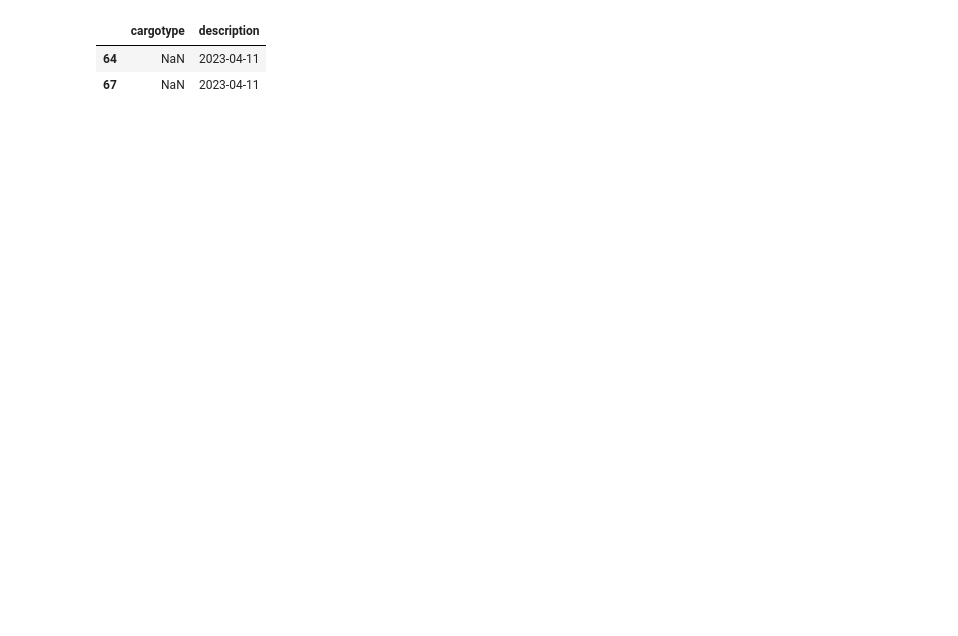
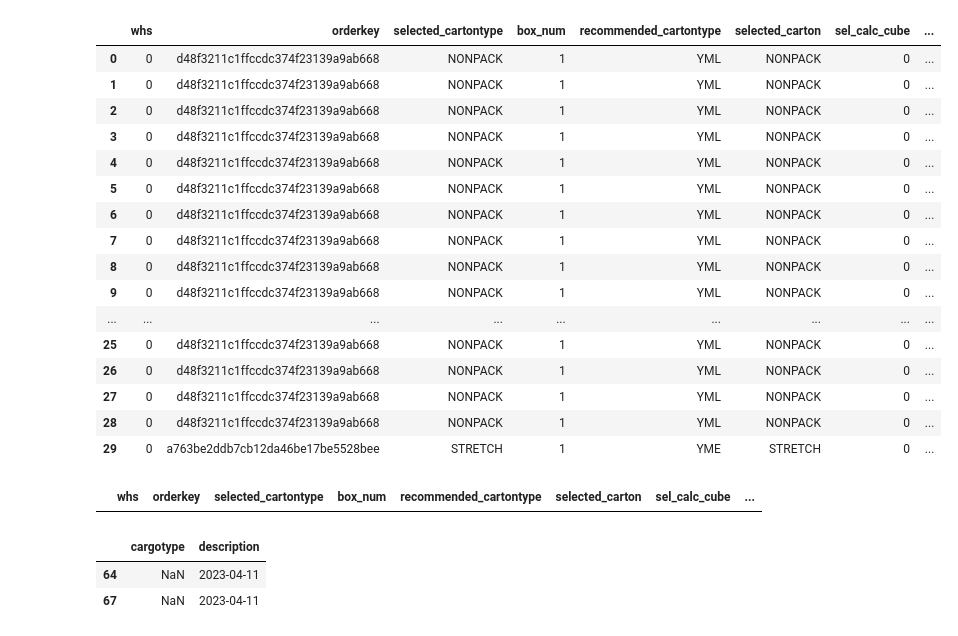
Before and after one commit to johnmcv761/Ya_hackaton_package_choose, a Jupyter notebook: base.ipynb, the cells around one changed output. Cells and saved outputs as stored; diff of their text form; code cells hidden in the pictures; blank space fills up the shorter version.

```diff
--- a/base.ipynb
+++ b/base.ipynb
@@ -22,3 +17,27 @@ carton = pd.read_csv('data\carton.csv') #
 sku_cargotypes = pd.read_csv('data\sku_cargotypes.csv', index_col='Unnamed: 0')
 data = pd.read_csv('data\data.csv', index_col='Unnamed: 0')
 sku = pd.read_csv('data\sku.csv', index_col='Unnamed: 0')
+# %%
+data.head(30)
+# %% [output]
+|  | whs | orderkey | selected_cartontype | box_num | recommended_cartontype | selected_carton | sel_calc_cube | ... |
+| 0 | 0 | d48f3211c1ffccdc374f23139a9ab668 | NONPACK | 1 | YML | NONPACK | 0 | ... |
+| 1 | 0 | d48f3211c1ffccdc374f23139a9ab668 | NONPACK | 1 | YML | NONPACK | 0 | ... |
+| 2 | 0 | d48f3211c1ffccdc374f23139a9ab668 | NONPACK | 1 | YML | NONPACK | 0 | ... |
+| 3 | 0 | d48f3211c1ffccdc374f23139a9ab668 | NONPACK | 1 | YML | NONPACK | 0 | ... |
+| 4 | 0 | d48f3211c1ffccdc374f23139a9ab668 | NONPACK | 1 | YML | NONPACK | 0 | ... |
+| 5 | 0 | d48f3211c1ffccdc374f23139a9ab668 | NONPACK | 1 | YML | NONPACK | 0 | ... |
+| 6 | 0 | d48f3211c1ffccdc374f23139a9ab668 | NONPACK | 1 | YML | NONPACK | 0 | ... |
+| 7 | 0 | d48f3211c1ffccdc374f23139a9ab668 | NONPACK | 1 | YML | NONPACK | 0 | ... |
+| 8 | 0 | d48f3211c1ffccdc374f23139a9ab668 | NONPACK | 1 | YML | NONPACK | 0 | ... |
+| 9 | 0 | d48f3211c1ffccdc374f23139a9ab668 | NONPACK | 1 | YML | NONPACK | 0 | ... |
+| ... | ... | ... | ... | ... | ... | ... | ... | ... |
+| 25 | 0 | d48f3211c1ffccdc374f23139a9ab668 | NONPACK | 1 | YML | NONPACK | 0 | ... |
+| 26 | 0 | d48f3211c1ffccdc374f23139a9ab668 | NONPACK | 1 | YML | NONPACK | 0 | ... |
+| 27 | 0 | d48f3211c1ffccdc374f23139a9ab668 | NONPACK | 1 | YML | NONPACK | 0 | ... |
+| 28 | 0 | d48f3211c1ffccdc374f23139a9ab668 | NONPACK | 1 | YML | NONPACK | 0 | ... |
+| 29 | 0 | a763be2ddb7cb12da46be17be5528bee | STRETCH | 1 | YME | STRETCH | 0 | ... |
+# %%
+data.query('orderkey == "4862bf0e760a593b13f3f2fcf822e533"')
+# %% [output]
+|  | whs | orderkey | selected_cartontype | box_num | recommended_cartontype | selected_carton | sel_calc_cube | ... |
```
Also changed, not shown: parts of 34 cells of this notebook.
